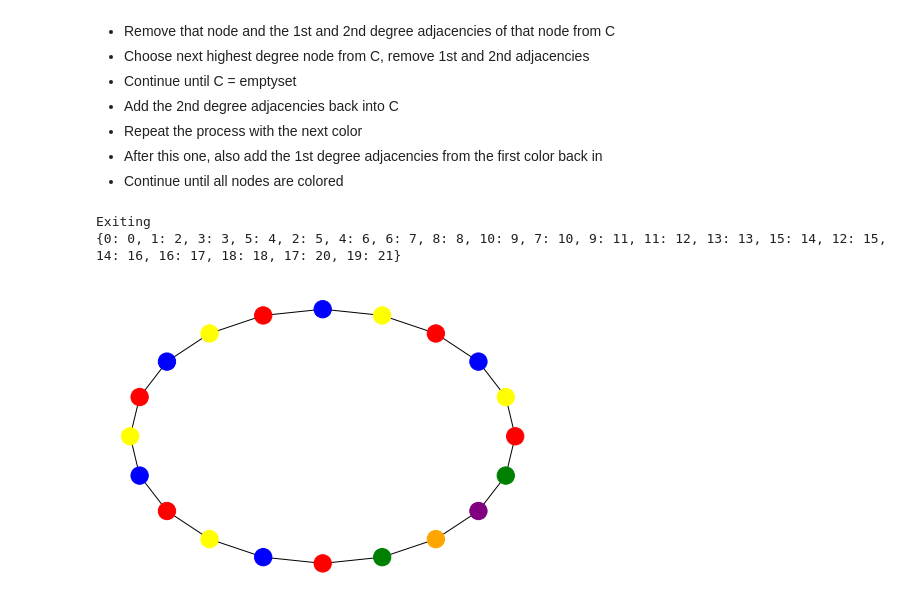
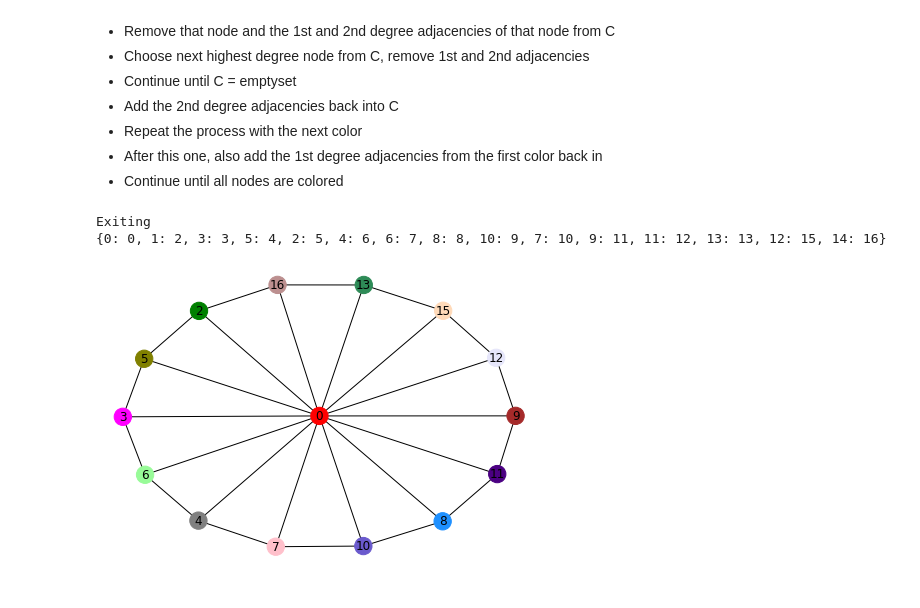
Before and after one commit to s-kuppusamy/Graph-Coloring, a Jupyter notebook: L21.ipynb, the cells around one changed output. Saved outputs shown, nothing was run; the diff lists cells and outputs as text; code cells hidden in the pictures.

Commit message:
nodes are now labeled with color

```diff
--- a/L21.ipynb
+++ b/L21.ipynb
@@ -17,7 +17,7 @@ Emma's pseudocode:
 import networkx as nx
 import matplotlib.pyplot as plt
 # %%
-G = nx.wheel_graph(20) #sample graph to use
+G = nx.wheel_graph(15) #sample graph to use
 colorings = {}
 color = 0
 node_status = {} #structure is -- node:["prev1st","curr1st","curr2nd"]
@@ -76,33 +76,28 @@ while graph_not_colored:
 print(colorings)
 # %% [output]
 Exiting
-{0: 0, 1: 2, 3: 3, 5: 4, 2: 5, 4: 6, 6: 7, 8: 8, 10: 9, 7: 10, 9: 11, 11: 12, 13: 13, 15: 14, 12: 15, 14: 16, 16: 17, 18: 18, 17: 20, 19: 21}
+{0: 0, 1: 2, 3: 3, 5: 4, 2: 5, 4: 6, 6: 7, 8: 8, 10: 9, 7: 10, 9: 11, 11: 12, 13: 13, 12: 15, 14: 16}
 # %%
-#print(node_status)
-#print(colorings)
-
 nodeList = list(G.nodes())
 final_colorings = {}
 for node in nodeList:
     final_colorings.update({node: colorings[node]})
 
-#color_options = ['red', 'blue', 'green', 'magenta', 'brown', 'gray',
-                #'olive', 'palegreen', 'pink', 'dodgerblue', 'slateblue',
-                #'indigo', 'lavender', 'seagreen', 'teal', 'peachpuff', 'rosybrown']
-color_options = ['red', 'orange', 'yellow', 'green', 'blue', 'purple']
-labels = [0, 1, 2, 3, 4, 5, 6, 7, 8, 9, 10, 11, 12, 13, 14, 15]
+color_options = ['red', 'blue', 'green', 'magenta', 'gray',
+                'olive', 'palegreen', 'pink', 'dodgerblue', 'brown', 'slateblue',
+                'indigo', 'lavender', 'seagreen', 'teal', 'peachpuff', 'rosybrown']
+labels = [0, 1, 2, 3, 4, 5, 6, 7, 8, 9, 10, 11, 12, 13, 14, 15, 16]
 color_map = []
-label_map = []
+label_dict = {}
+
 
 for vertex in final_colorings:
     color_map.append(color_options[colorings[vertex]])
-    label_map.append(labels[colorings[vertex]])
+    label_dict.update({vertex: labels[colorings[vertex]]})
 
-nx.draw_circular(G, node_color = color_map)
-pos = nx.circular_layout(G)
-#nx.draw_networkx_labels(G, pos, labels = label_map)
+nx.draw(G, node_color = color_map, labels = label_dict, with_labels = True)
 plt.show()
 # %% [output]
-[figure, old version]
+[figure, new version]
 # %%
 #UNSURE ABOUT: multiple instances of curr2nd and what that means for the next round. Need whiteboard and brain.
```
